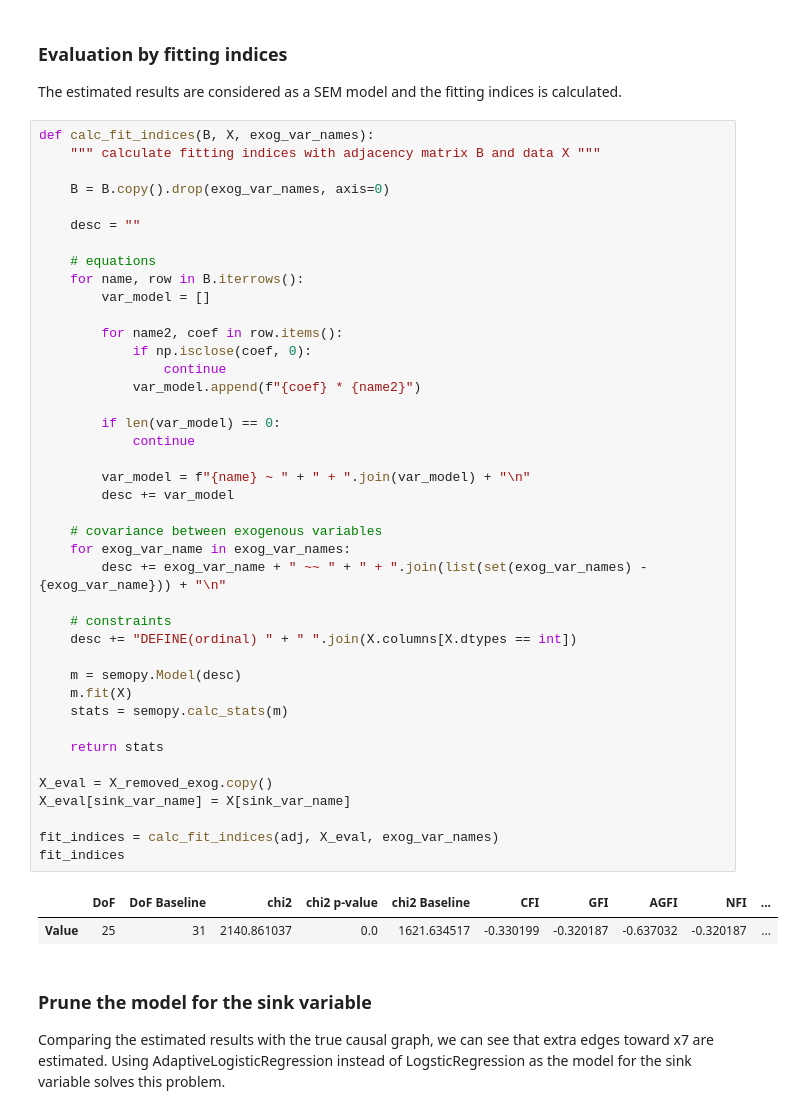
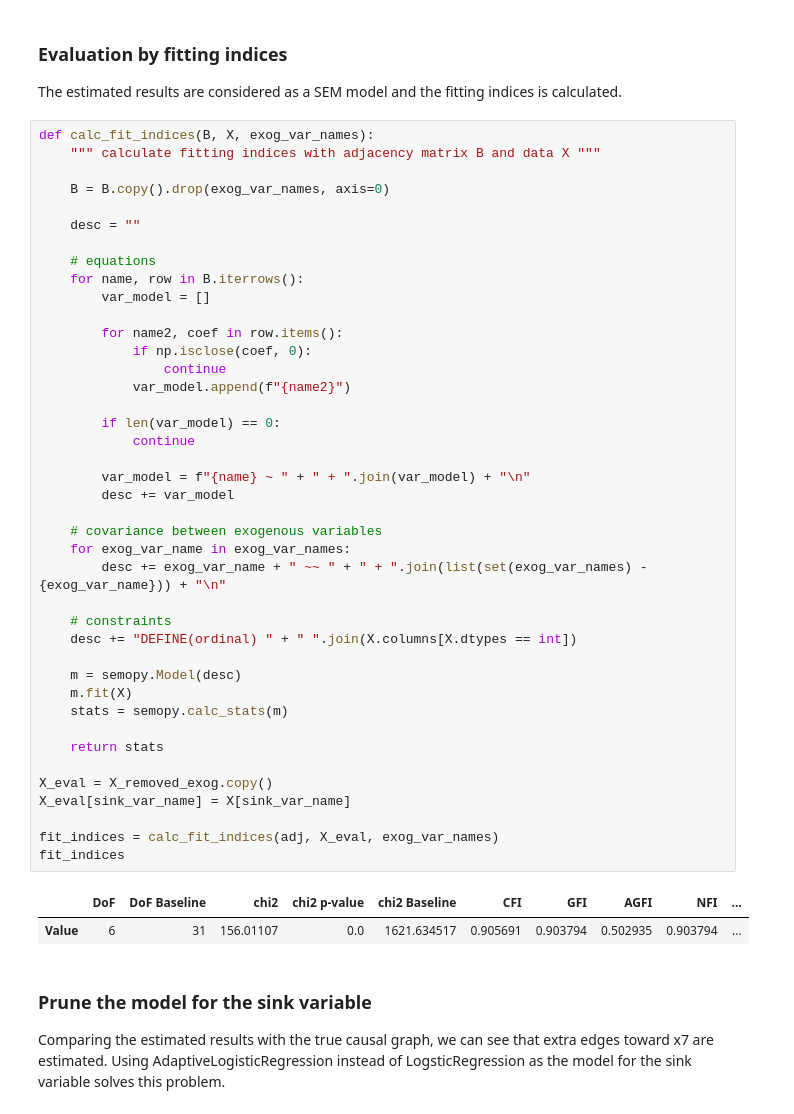
Before and after one commit to cdt15/lingam, a Jupyter notebook: examples/Example_to_perform_causal_discovery_on_data_with_discrete_variables.ipynb, the cells around one changed output. Cells and saved outputs as stored; diff of their text form.

```diff
--- a/examples/Example_to_perform_causal_discovery_on_data_with_discrete_variables.ipynb
+++ b/examples/Example_to_perform_causal_discovery_on_data_with_discrete_variables.ipynb
@@ -486,35 +486,35 @@ def calc_fit_indices(B, X, exog_var_names):
         for name2, coef in row.items():
             if np.isclose(coef, 0):
                 continue
-            var_model.append(f"{coef} * {name2}")
+            var_model.append(f"{name2}")
 
         if len(var_model) == 0:
             continue
 
         var_model = f"{name} ~ " + " + ".join(var_model) + "\n"
         desc += var_model
 
     # covariance between exogenous variables
     for exog_var_name in exog_var_names:
         desc += exog_var_name + " ~~ " + " + ".join(list(set(exog_var_names) - {exog_var_name})) + "\n"
 
     # constraints
     desc += "DEFINE(ordinal) " + " ".join(X.columns[X.dtypes == int])
 
     m = semopy.Model(desc)
     m.fit(X)
     stats = semopy.calc_stats(m)
 
     return stats
 
 X_eval = X_removed_exog.copy()
 X_eval[sink_var_name] = X[sink_var_name]
 
 fit_indices = calc_fit_indices(adj, X_eval, exog_var_names)
 fit_indices
 # %% [output]
 |  | DoF | DoF Baseline | chi2 | chi2 p-value | chi2 Baseline | CFI | GFI | AGFI | NFI | ... |
-| Value | 25 | 31 | 2140.861037 | 0.0 | 1621.634517 | -0.330199 | -0.320187 | -0.637032 | -0.320187 | ... |
+| Value | 6 | 31 | 156.01107 | 0.0 | 1621.634517 | 0.905691 | 0.903794 | 0.502935 | 0.903794 | ... |
 # %% [markdown]
 ### Prune the model for the sink variable
 
```
Also changed, not shown: parts of 7 cells of this notebook, 3 other files.
